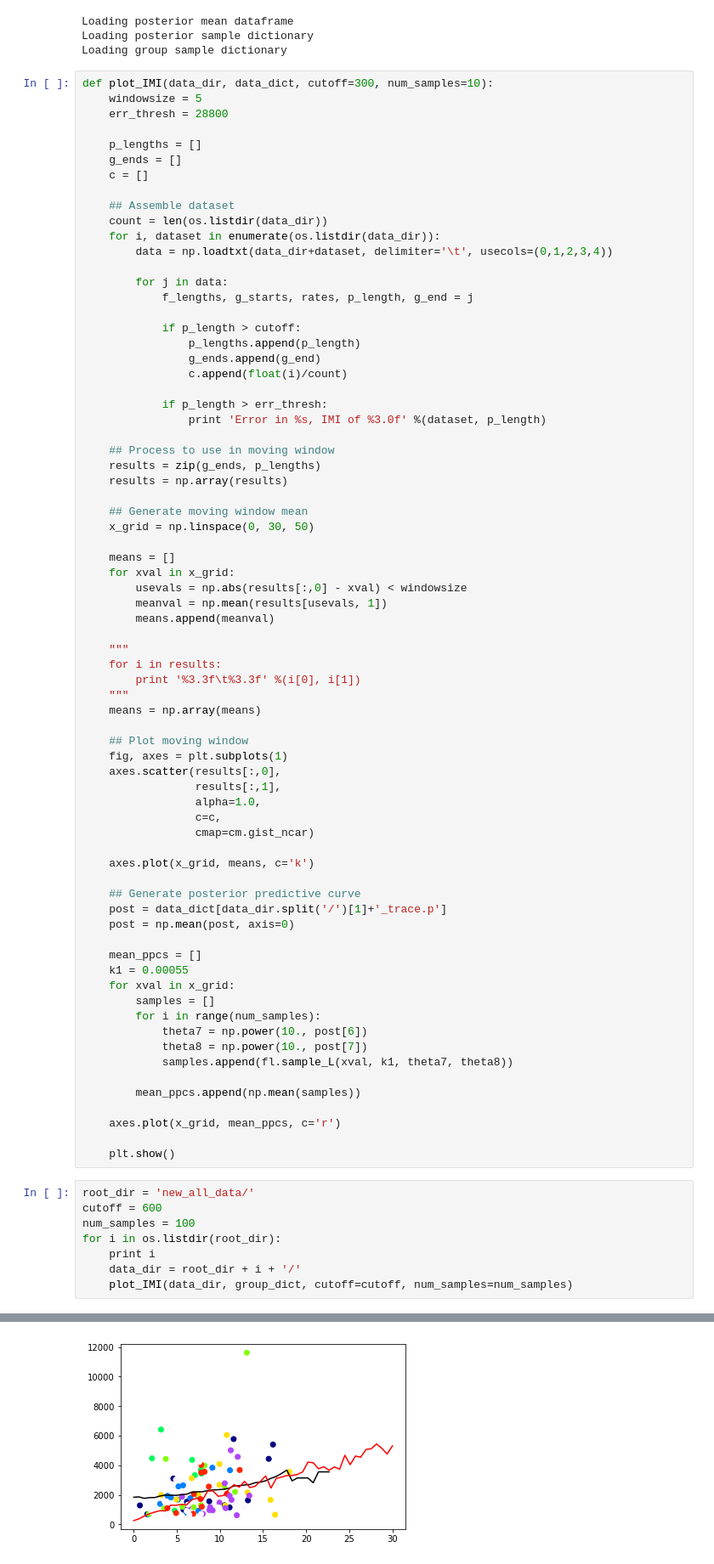
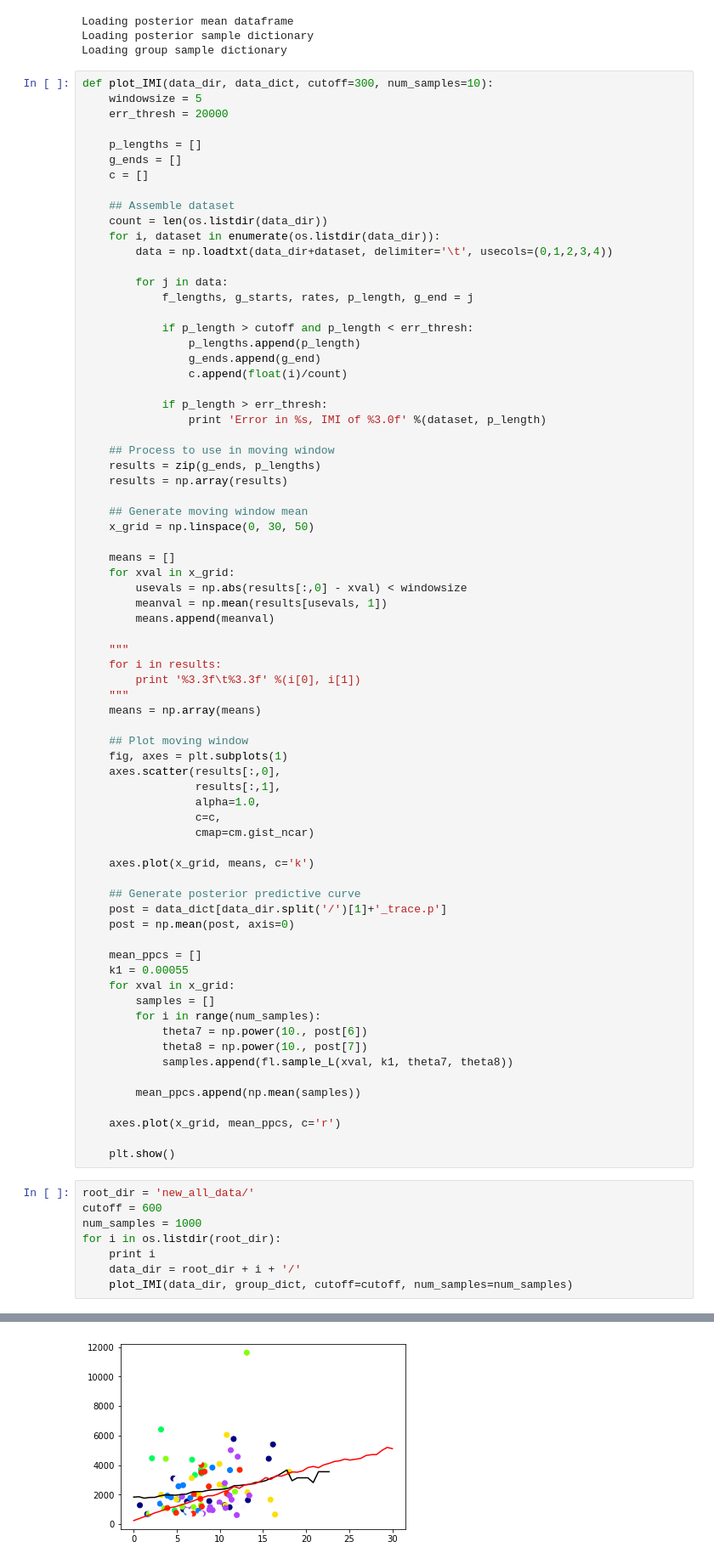
Before and after one commit to tomMcGrath/bayesian_feeding, a Jupyter notebook: Exploration - new IMI data checking.ipynb, the cells around one changed output, grey strips where cells are left out. Shown at 85% size. Drawn from its saved outputs; the diff is of its cells as text.

```diff
--- a/Exploration - new IMI data checking.ipynb
+++ b/Exploration - new IMI data checking.ipynb
@@ -31,7 +31,7 @@ Loading group sample dictionary
 # %%
 def plot_IMI(data_dir, data_dict, cutoff=300, num_samples=10):
     windowsize = 5
-    err_thresh = 28800
+    err_thresh = 20000
 
     p_lengths = []
     g_ends = []
@@ -45,7 +45,7 @@ def plot_IMI(data_dir, data_dict, cutoff=300, num_samples=10):
         for j in data:
             f_lengths, g_starts, rates, p_length, g_end = j
 
-            if p_length > cutoff:
+            if p_length > cutoff and p_length < err_thresh:
                 p_lengths.append(p_length)
                 g_ends.append(g_end)
                 c.append(float(i)/count)
@@ -103,7 +103,7 @@ def plot_IMI(data_dir, data_dict, cutoff=300, num_samples=10):
 # %%
 root_dir = 'new_all_data/'
 cutoff = 600
-num_samples = 100
+num_samples = 1000
 for i in os.listdir(root_dir):
     print i
     data_dir = root_dir + i + '/'
@@ -122,3 +122,3 @@ PYY_300.0_A_D
 sib_0.9_A_D
-[figure, old version]
+[figure, new version]
 ... (30 outputs left out)
```
Also changed, not shown: parts of 3 cells of this notebook.
